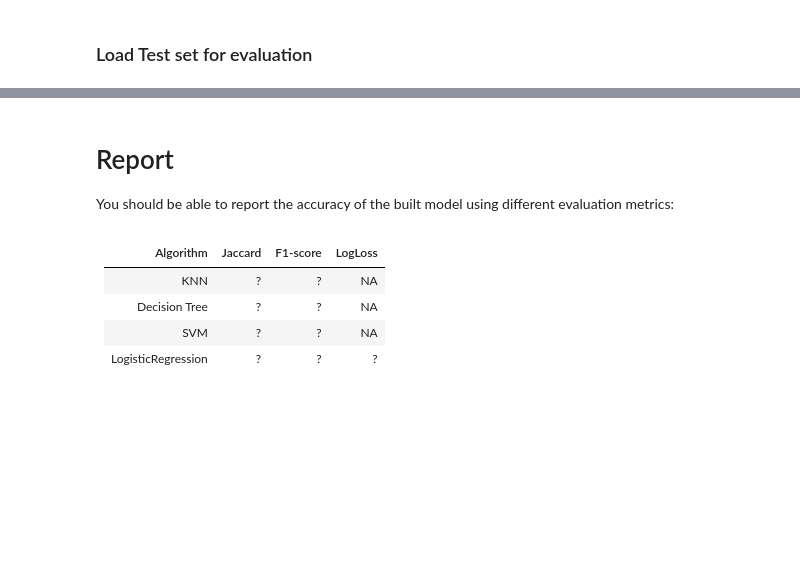
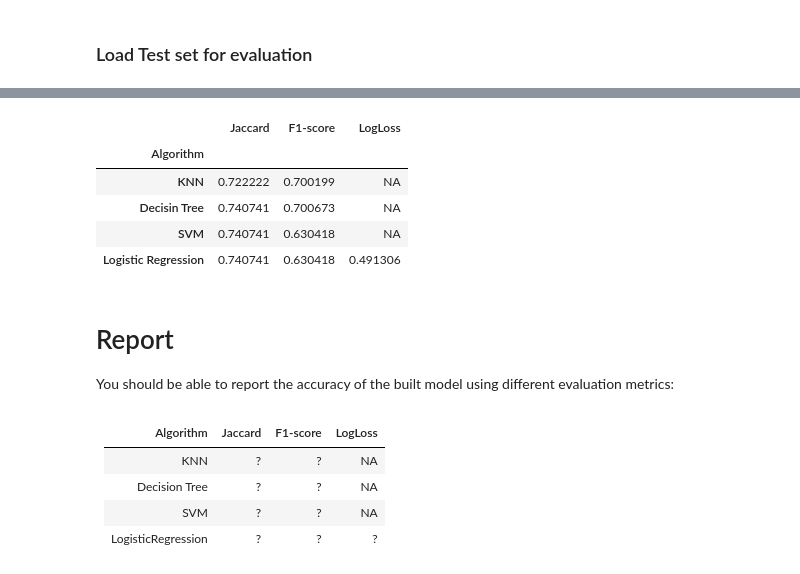
Before and after one commit to ZaraHssn/coursera_MachineLearning_IBM_project, a Jupyter notebook: machine learning with python - final project.ipynb, the cells around one changed output, grey strips where cells are left out. Cells and saved outputs as stored; diff of their text form; code cells hidden in the pictures; blank space fills up the shorter version.

```diff
--- a/machine learning with python - final project.ipynb
+++ b/machine learning with python - final project.ipynb
@@ -309,3 +561,37 @@ test_df.head()
+# %%
+yhat_KNN = neigh.predict(X_eval)
+KNN_jac = jaccard_similarity_score(y_eval, yhat_KNN)
+KNN_f1 = f1_score(y_eval, yhat_KNN, average='weighted')
+# %%
+yhat_predTree = drugTree.predict(X_eval)
+DT_jac = jaccard_similarity_score(y_eval, yhat_predTree)
+DT_f1 = f1_score(y_eval, yhat_predTree, average='weighted')
+# %%
+yhat_SVM = clf.predict(X_eval)
+SVM_jac = jaccard_similarity_score(y_eval, yhat_SVM)
+SVM_f1 = f1_score(y_eval, yhat_SVM, average='weighted')
+# %%
+yhat_LR = LR.predict(X_eval)
+yhat_prob_LR = LR.predict_proba(X_eval)
+LR_jac = jaccard_similarity_score(y_eval, yhat_LR)
+LR_f1 = f1_score(y_eval, yhat_LR, average='weighted')
+LR_LL = log_loss(y_eval, yhat_prob_LR)
+# %%
+#eval_array = np.array([(1,2,3),(4,5,6),(0,0,0),(LR_jac,LR_f1,LR_LL)])
+#eval_df = pd.DataFrame(data=eval_array, index=["KNN","Decisin Tree","SVM","Logistic Regression"], columns=["Jaccard","F1-score","LogLoss"])
+eval_df = pd.DataFrame({'Algorithm': ["KNN","Decisin Tree","SVM","Logistic Regression"],
+                        'Jaccard': [KNN_jac, DT_jac, SVM_jac, LR_jac],
+                        'F1-score': [KNN_f1, DT_f1, SVM_f1, LR_f1],
+                        'LogLoss': ['NA', 'NA', 'NA', LR_LL]})
+eval_df.set_index('Algorithm',inplace=True)
+eval_df.head()
+# %% [output]
+|  | Jaccard | F1-score | LogLoss |
+| Algorithm |  |  |  |
+| KNN | 0.722222 | 0.700199 | NA |
+| Decisin Tree | 0.740741 | 0.700673 | NA |
+| SVM | 0.740741 | 0.630418 | NA |
+| Logistic Regression | 0.740741 | 0.630418 | 0.491306 |
 # %% [markdown]
 # Report
 You should be able to report the accuracy of the built model using different evaluation metrics:
```
Also changed, not shown: parts of 18 cells of this notebook.
